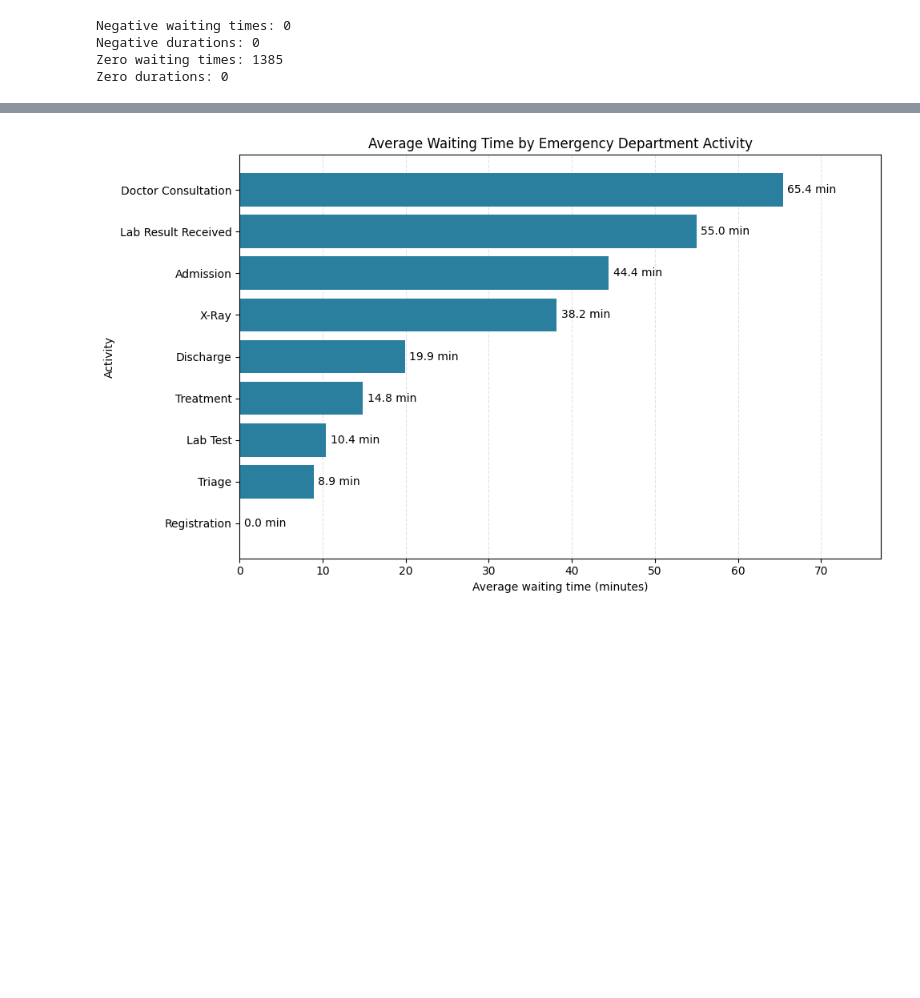
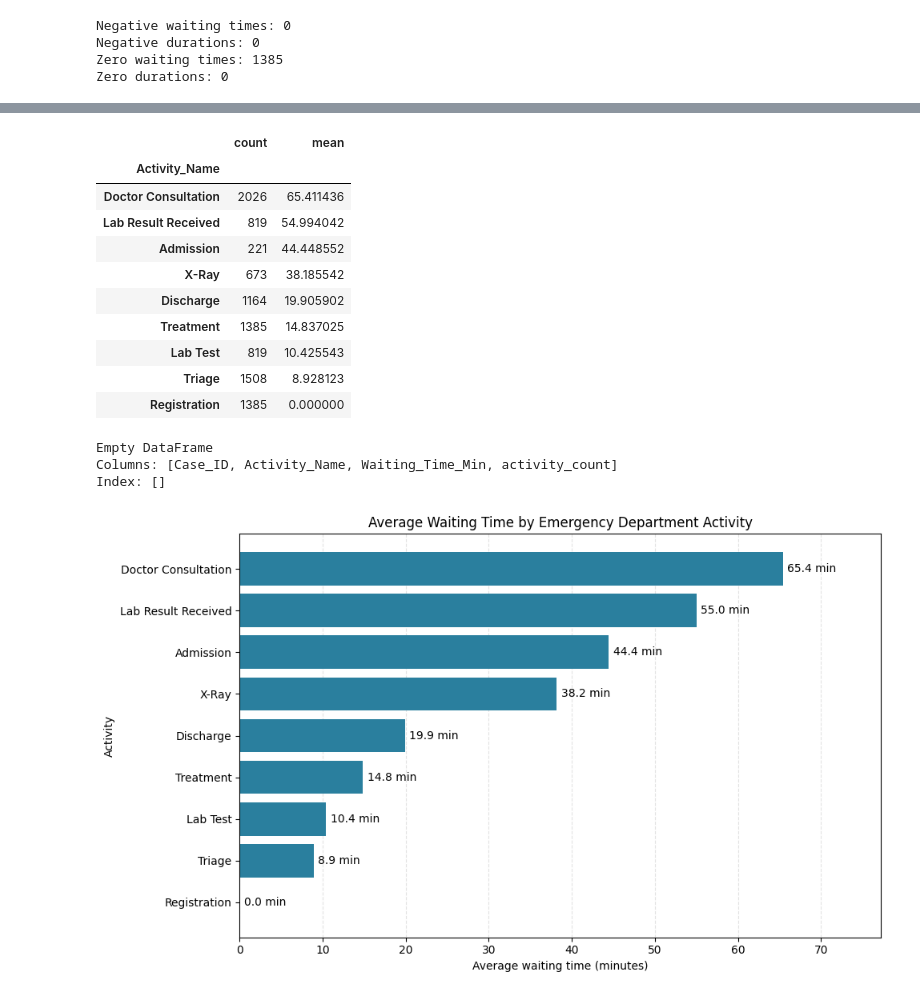
Before and after one commit to udayupmanyuu-spec/infotact-projects, a Jupyter notebook: Notebook/01_Dataset_understanding.ipynb, the cells around one changed output, grey strips where cells are left out. Drawn from its saved outputs; the diff is of its cells as text; code cells hidden in the pictures; blank space fills up the shorter version.

```diff
--- a/Notebook/01_Dataset_understanding.ipynb
+++ b/Notebook/01_Dataset_understanding.ipynb
@@ -261,2 +362,35 @@ Zero durations: 0
+# %%
+waiting_analysis = (
+    df.groupby("Activity_Name")["Waiting_Time_Min"].agg(["count", "mean"])
+    .sort_values("mean", ascending=False)
+)
+
+waiting_analysis
+# %% [output]
+|  | count | mean |
+| Activity_Name |  |  |
+| Doctor Consultation | 2026 | 65.411436 |
+| Lab Result Received | 819 | 54.994042 |
+| Admission | 221 | 44.448552 |
+| X-Ray | 673 | 38.185542 |
+| Discharge | 1164 | 19.905902 |
+| Treatment | 1385 | 14.837025 |
+| Lab Test | 819 | 10.425543 |
+| Triage | 1508 | 8.928123 |
+| Registration | 1385 | 0.000000 |
+# %%
+repeated_activities = (
+    df.groupby(["Case_ID", "Activity_Name", "Waiting_Time_Min"]).size().reset_index(name="activity_count")
+)
+
+repeated_activities = repeated_activities[
+    repeated_activities["activity_count"] > 1
+]
+
+print(repeated_activities.head(10))
+# %% [output]
+Empty DataFrame
+Columns: [Case_ID, Activity_Name, Waiting_Time_Min, activity_count]
+Index: []
 # %%
 mean_wait_by_activity = (
```
Also changed, not shown: parts of 7 cells of this notebook.
